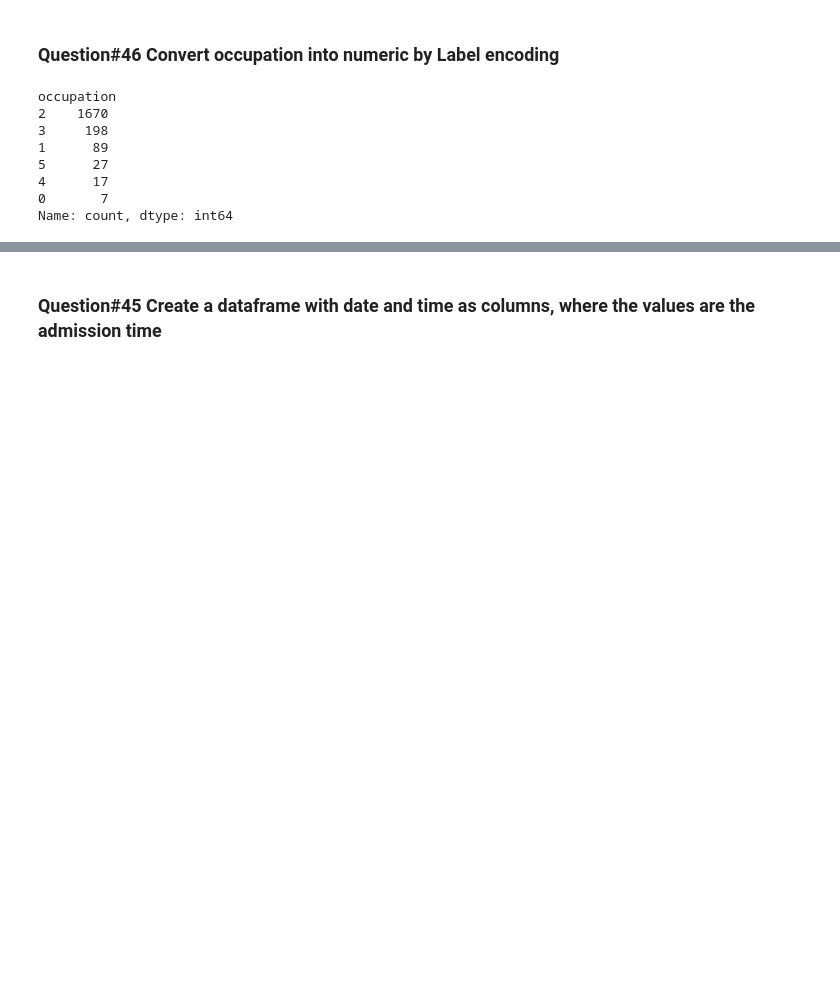
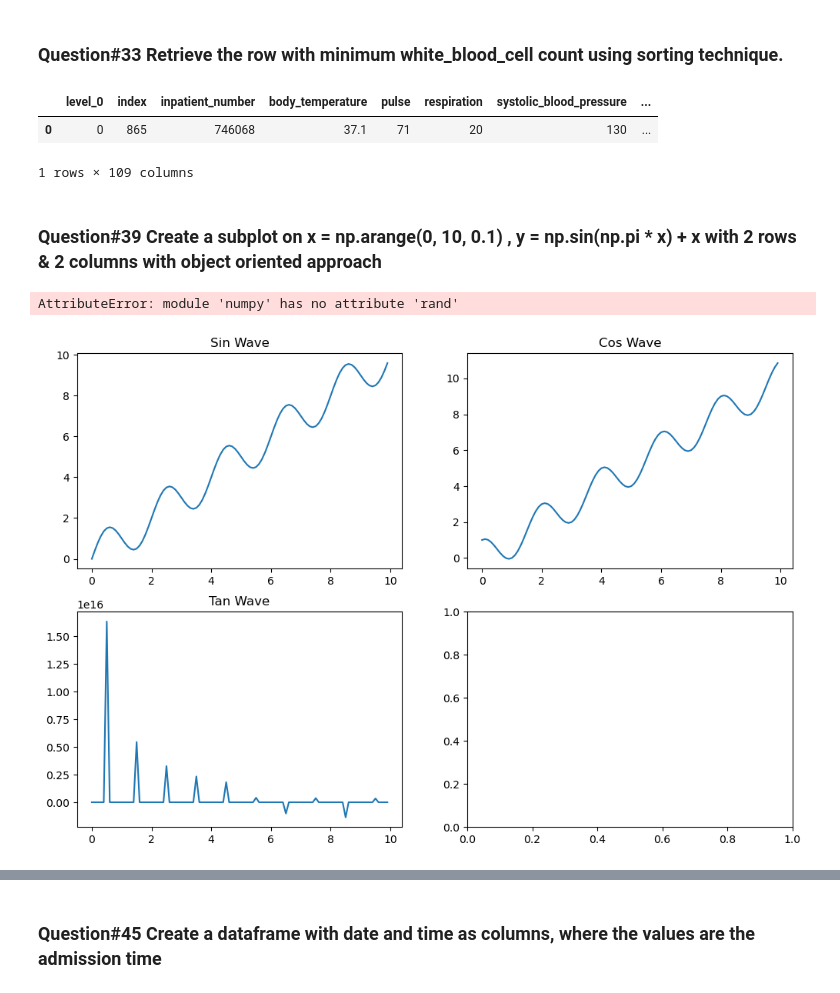
Before and after one commit to SivasankariDA112/03_Hacktivators_PythonHackathon_Apr24, a Jupyter notebook: Cardiac_Siva.ipynb, the cells around one changed output, grey strips where cells are left out. Cells and saved outputs as stored; diff of their text form; code cells hidden in the pictures; blank space fills up the shorter version.

```diff
--- a/Cardiac_Siva.ipynb
+++ b/Cardiac_Siva.ipynb
@@ -15,26 +15,3 @@ df4 = pd.read_excel('Cardiac_Outcomes.xlsx',sheet_name=4)
 df5 = pd.read_excel('Cardiac_Outcomes.xlsx',sheet_name=5)
 #Patient_Precriptions
 df6 = pd.read_excel('Cardiac_Outcomes.xlsx',sheet_name=6)
-# %% [markdown]
-### Question#46 Convert occupation into numeric by Label encoding
-# %%
-#importing LabelEncoder class from scikit-learn
-from sklearn.preprocessing import LabelEncoder
-
-#Create an instance of LabelEncoder() and store it in labelencoder variable/object le
-le = LabelEncoder()
-#Apply fit for the occupation column
-df5.occupation=le.fit_transform(df5.occupation)
-
-
-distinct_occu = df5.occupation.value_counts(dropna=False)
-distinct_occu
-# %% [output]
-occupation
-2    1670
-3     198
-1      89
-5      27
-4      17
-0       7
-Name: count, dtype: int64
@@ -40,0 +30,17 @@ Name: count, dtype: int64
+# %% [markdown]
+### Question#33	Retrieve the row with minimum white_blood_cell count using sorting technique.
+# %%
+#sorting using sort_values method
+df4 = df4.sort_values('white_blood_cell')
+
+#retriving the values from the first row after sorting, gives the minimum row value
+df4.head(1)
+
+#retriving the first row(with minimum wbc count) using iloc - gets rows (and/or columns) at integer locations.
+df4.iloc[:1]
+# %% [output]
+|  | level_0 | index | inpatient_number | body_temperature | pulse | respiration | systolic_blood_pressure | ... |
+| 0 | 0 | 865 | 746068 | 37.1 | 71 | 20 | 130 | ... |
+1 rows × 109 columns
+# %% [markdown]
+### Question#39 Create a subplot on x = np.arange(0, 10, 0.1) , y = np.sin(np.pi * x) + x with 2 rows & 2 columns with object oriented approach
@@ -40,0 +49,38 @@ Name: count, dtype: int64
+# %%
+import numpy as np
+import matplotlib.pyplot as plt
+#no need to write plt.show everytime
+%matplotlib inline
+
+
+#intialising x and y values
+x = np.arange(0, 10, 0.1)
+y = np.sin(np.pi * x) + x
+
+#To create a 2*2 suplots
+fig,axs = plt.subplots(2,2,figsize=(12,8))
+
+#creating sin wave
+axs[0,0].plot(x,y)
+axs[0,0].set_title('Sin Wave')
+
+#creating cos wave
+y = np.cos(np.pi * x) + x
+
+axs[0,1].plot(x,y)
+axs[0,1].set_title('Cos Wave')
+
+#creating tan wave
+y = np.tan(np.pi * x) + x
+
+axs[1,0].plot(x,y)
+axs[1,0].set_title('Tan Wave')
+
+#creating Random wave
+y = np.rand(np.pi * x) + x
+
+axs[1,1].plot(x,y)
+axs[1,1].set_title('Log Wave');
+# %% [output]
+AttributeError: module 'numpy' has no attribute 'rand'
+[figure, added]
```
Also changed, not shown: parts of 11 cells of this notebook.
